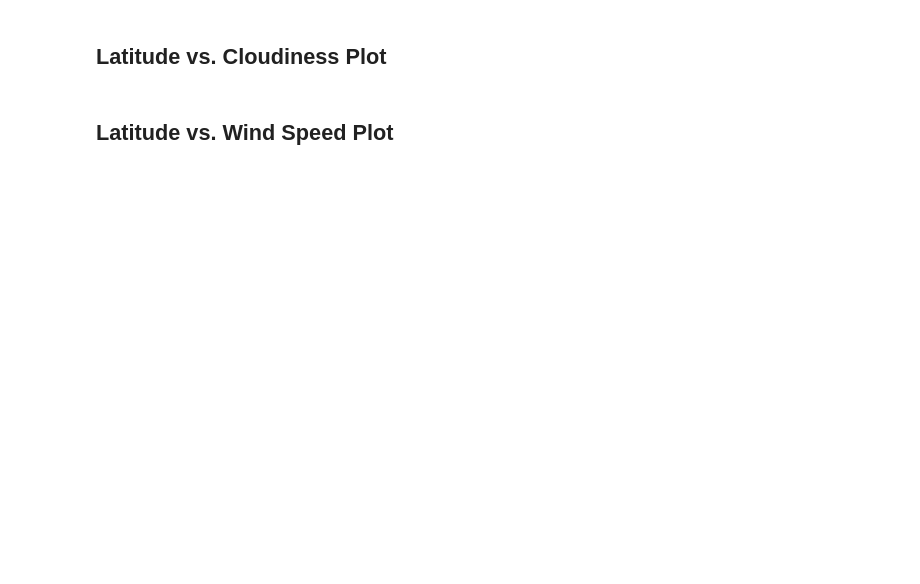
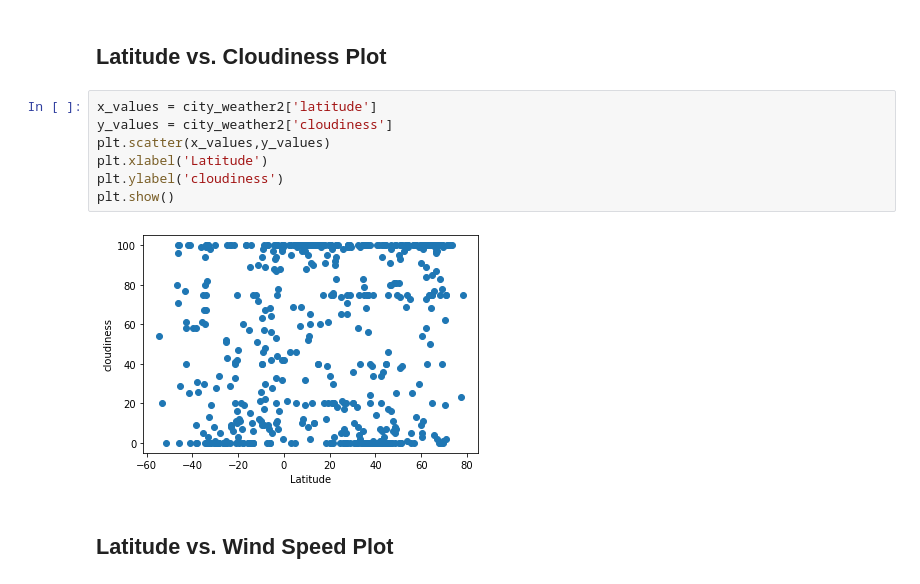
Before and after one commit to bsdutton/python-api-challenge, a Jupyter notebook: WeatherPy/WeatherPy-working.ipynb, the cells around one changed output. Cells and saved outputs as stored; diff of their text form; blank space fills up the shorter version.

```diff
--- a/WeatherPy/WeatherPy-working.ipynb
+++ b/WeatherPy/WeatherPy-working.ipynb
@@ -455,4 +476,13 @@ over_humid
 # %% [markdown]
 ## Latitude vs. Cloudiness Plot
+# %%
+x_values = city_weather2['latitude']
+y_values = city_weather2['cloudiness']
+plt.scatter(x_values,y_values)
+plt.xlabel('Latitude')
+plt.ylabel('cloudiness')
+plt.show()
+# %% [output]
+[figure, added]
 # %% [markdown]
 ## Latitude vs. Wind Speed Plot
```
Also changed, not shown: parts of 58 cells of this notebook, 17 other files.
